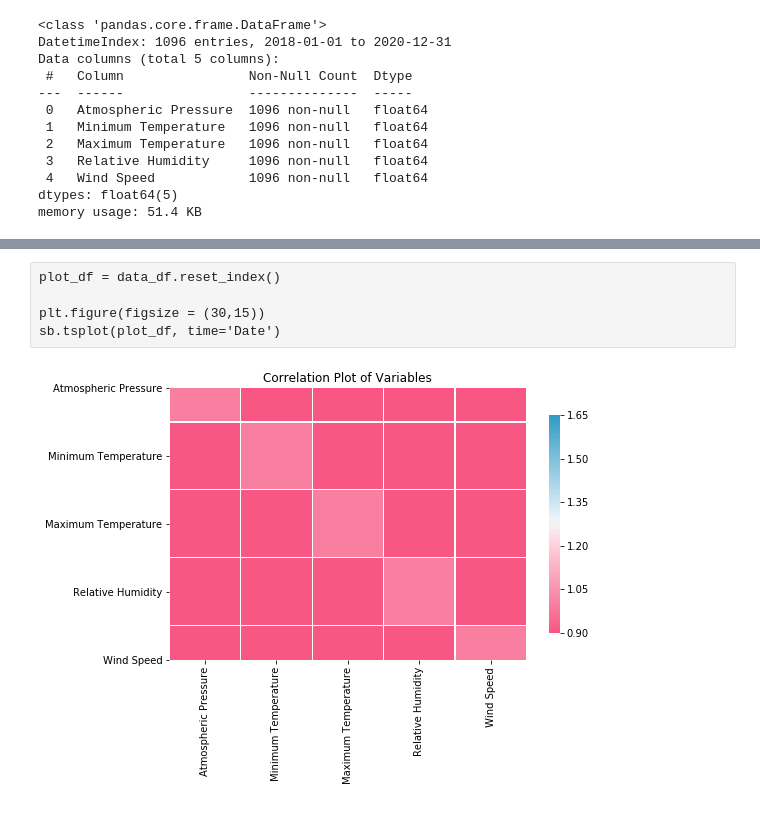
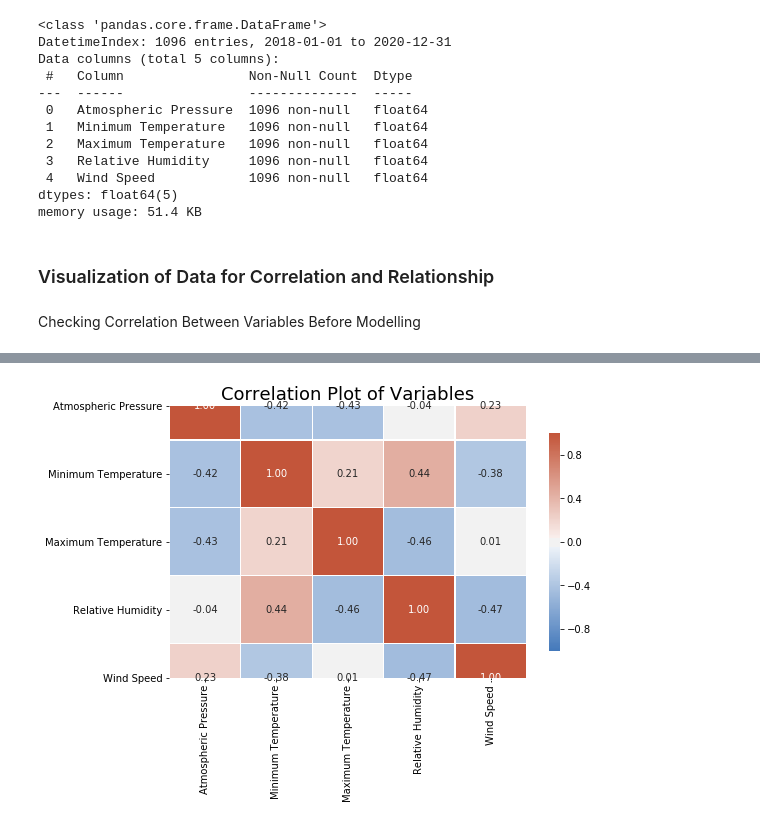
Before and after one commit to olanrewajufarooq/WeatherForecast-LSTMModel, a Jupyter notebook: WeatherForecast-LSTM.ipynb, the cells around one changed output, grey strips where cells are left out. Drawn from its saved outputs; the diff is of its cells as text; code cells hidden in the pictures.

Commit message:
Data Visualization Before Modelling

```diff
--- a/WeatherForecast-LSTM.ipynb
+++ b/WeatherForecast-LSTM.ipynb
@@ -287,6 +289,10 @@ Data columns (total 5 columns):
  4   Wind Speed            1096 non-null   float64
 dtypes: float64(5)
 memory usage: 51.4 KB
+# %% [markdown]
+### Visualization of Data for Correlation and Relationship
+# %% [markdown]
+Checking Correlation Between Variables Before Modelling
 # %%
 data_corr_df = data_df.corr()
 data_corr_df
@@ -297,22 +303,17 @@ data_corr_df
 | Maximum Temperature | -0.426914 | 0.210624 | 1.000000 | -0.455011 | 0.014702 |
 | Relative Humidity | -0.035103 | 0.439647 | -0.455011 | 1.000000 | -0.467535 |
 | Wind Speed | 0.226173 | -0.377640 | 0.014702 | -0.467535 | 1.000000 |
-# %% [raw]
-plot_df = data_df.reset_index()
-
-plt.figure(figsize = (30,15))
-sb.tsplot(plot_df, time='Date')
 # %%
 import matplotlib.pyplot as plt
 import seaborn as sb
 
 plt.figure(figsize=(8, 5))
 
-plt.title('Correlation Plot of Variables')
+plt.title('Correlation Plot of Variables', fontsize=18)
 
-cmap = sb.diverging_palette(0, 230, 90, 60, as_cmap=True)
-sb.heatmap(data_corr_df, cmap=cmap, vmin= 0.9, vmax=1.65, linewidth=0.3, cbar_kws={"shrink": .8})
+cmap = sb.diverging_palette(250, 20, as_cmap=True)
+sb.heatmap(data_corr_df, annot=True, fmt=".2f", cmap=cmap, vmin= -1, vmax=1, linewidth=0.3, cbar_kws={"shrink": .8})
 
 plt.show()
 # %% [output]
-[figure, old version]
+[figure, new version]
```
Also changed, not shown: parts of 9 cells of this notebook.
